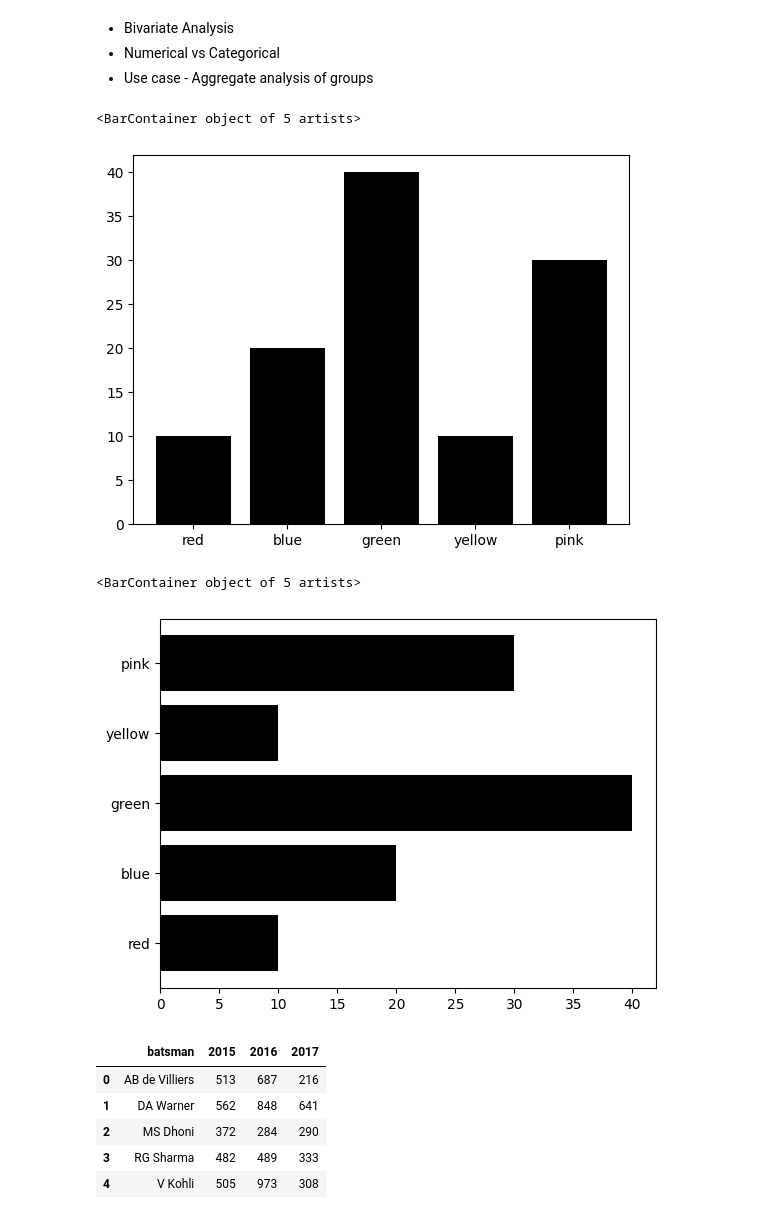
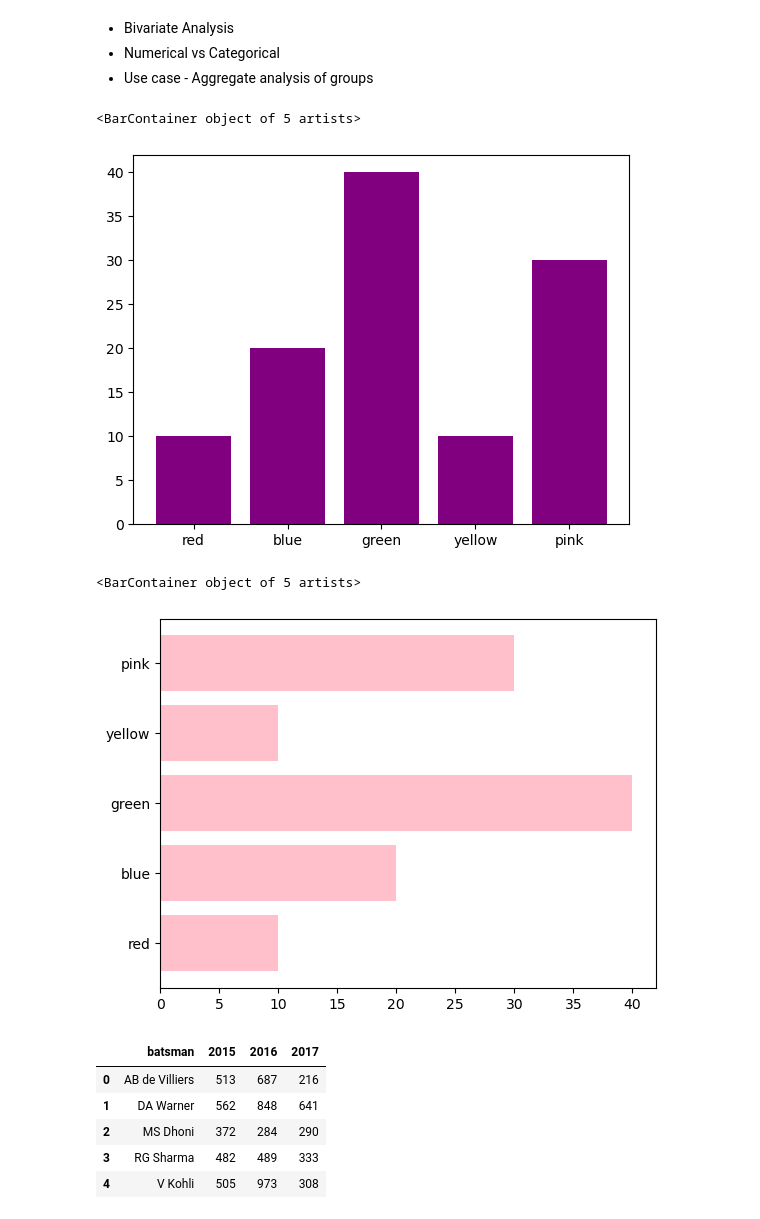
Before and after one commit to DevRitesh08/0.-Preparatory-Topics-for-ML, a Jupyter notebook: Matplotlib/Matplotlib.ipynb, the cells around one changed output. Cells and saved outputs as stored; diff of their text form; code cells hidden in the pictures.

```diff
--- a/Matplotlib/Matplotlib.ipynb
+++ b/Matplotlib/Matplotlib.ipynb
@@ -242,19 +242,19 @@ plt.plot(tips['total_bill'],tips['tip'],'o')
 # %%
 # simple bar chart
 children = [10,20,40,10,30]
 colors = ['red','blue','green','yellow','pink']
 
-plt.bar(colors,children,color='black')
+plt.bar(colors,children,color='purple')
 # %% [output]
 <BarContainer object of 5 artists>
-[figure, old version]
+[figure, new version]
 # %%
 # bar chart using data
 # %%
-# horizontal bar chart
-plt.barh(colors,children,color='black')
+# horizontal bar chart  : preferred when the names on x axis are long .
+plt.barh(colors,children,color='pink')
 # %% [output]
 <BarContainer object of 5 artists>
-[figure, old version]
+[figure, new version]
 # %%
 # color and label
```
Also changed, not shown: parts of 32 cells of this notebook, 3 other files.
